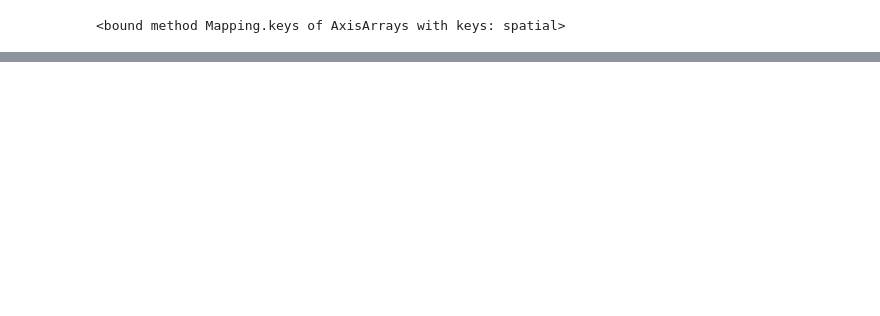
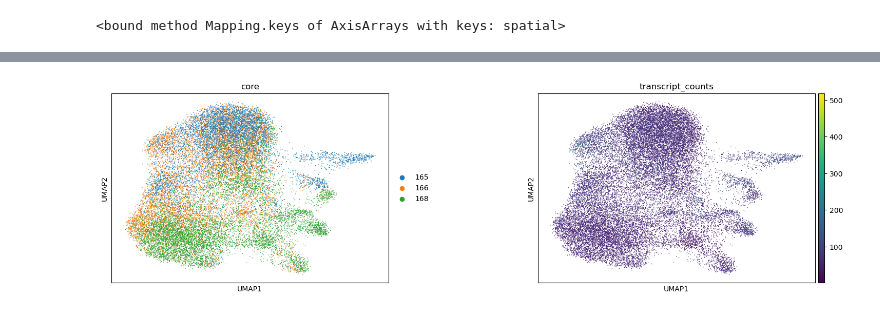
Before and after one commit to SZ-yang/QBS146_Bioinfo_FinalProject, a Jupyter notebook: dataset_test.ipynb, the cells around one changed output, grey strips where cells are left out. Cells and saved outputs as stored; diff of their text form; code cells hidden in the pictures; blank space fills up the shorter version.

```diff
--- a/dataset_test.ipynb
+++ b/dataset_test.ipynb
@@ -34,0 +90,15 @@ adata.obsm.keys
+# %%
+import scanpy as sc
+
+ad_small = adata[adata.obs["core"].isin(adata.obs["core"].value_counts().head(3).index)].copy()
+sc.pp.normalize_total(ad_small)
+sc.pp.log1p(ad_small)
+sc.pp.highly_variable_genes(ad_small, n_top_genes=2000)
+ad_small = ad_small[:, ad_small.var["highly_variable"]].copy()
+sc.pp.pca(ad_small)
+sc.pp.neighbors(ad_small)
+sc.tl.umap(ad_small)
+
+sc.pl.umap(ad_small, color=["core", "transcript_counts"], wspace=0.4)
+# %% [output]
+[figure, added]
```
Also changed, not shown: parts of 5 cells of this notebook.
